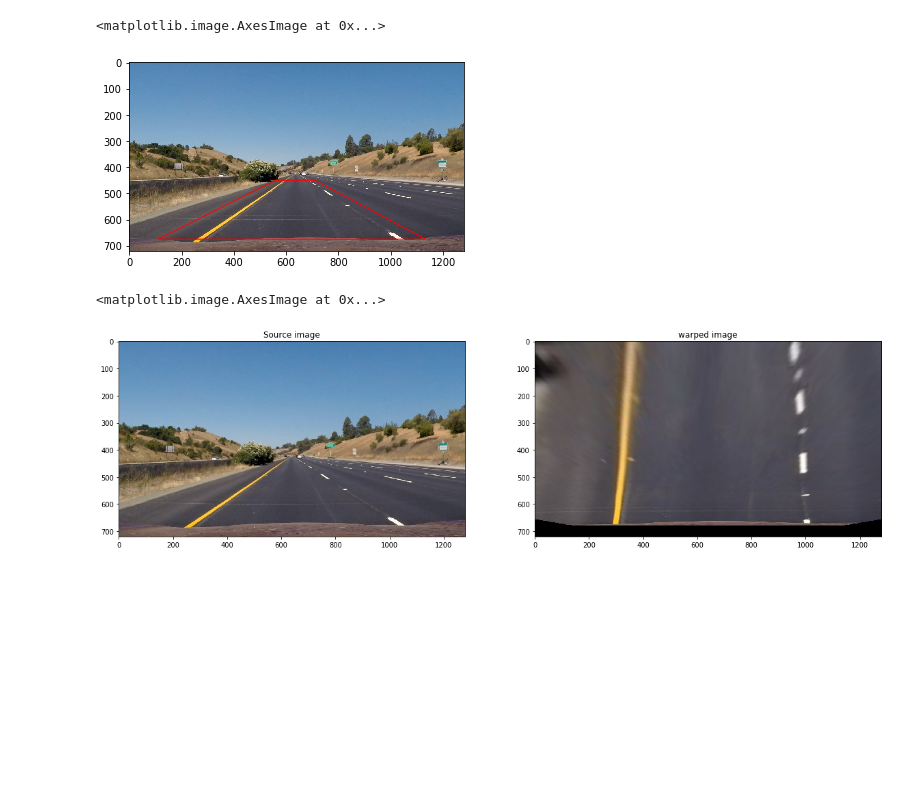
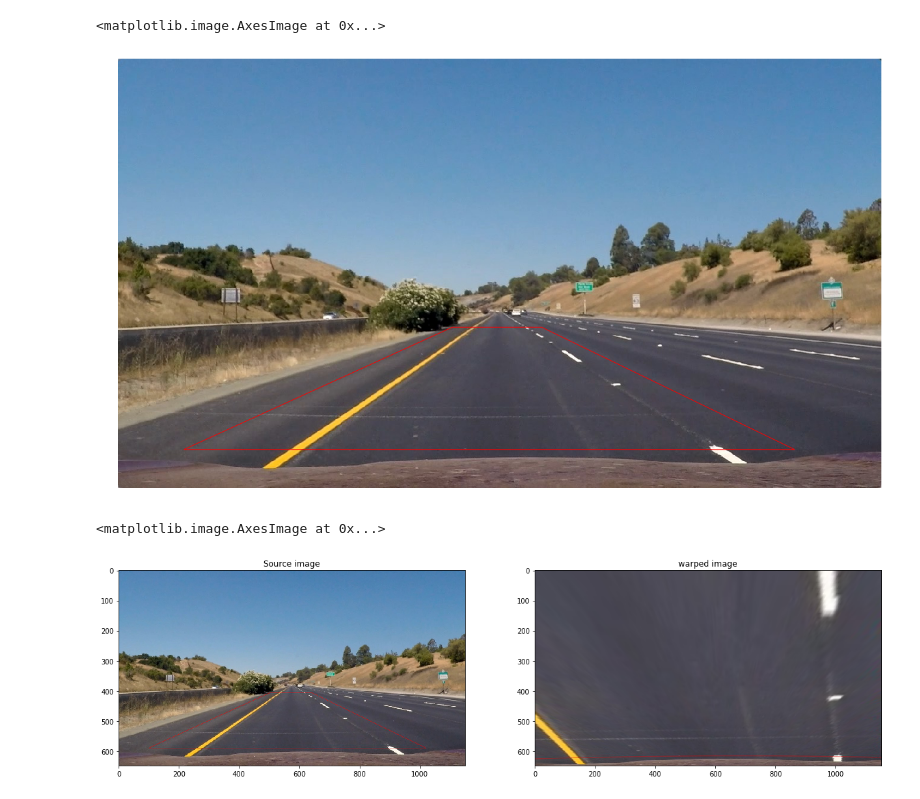
Before and after one commit to bryan0806/Udacity-CarND-Advanced-Lane-Lines, a Jupyter notebook: Perspective Transform.ipynb, the cells around one changed output. Saved outputs shown, nothing was run; the diff lists cells and outputs as text; code cells hidden in the pictures; blank space fills up the shorter version.

Commit message:
try to add perspective transfer image but failed...

```diff
--- a/Perspective Transform.ipynb
+++ b/Perspective Transform.ipynb
@@ -24,22 +24,29 @@ plt.imshow(img)
 # %%
 %matplotlib inline
 
 # source image points
-fig,ax = plt.subplots(1)
+fig = plt.figure(frameon=False)
+fig.set_size_inches(16,9)
+
+ax = plt.Axes(fig, [0., 0., 1., 1.])
+ax.set_axis_off()
+fig.add_axes(ax)
+
 
 ax.imshow(img)
 #plt.plot(710, 450, '.') #top right
 #plt.plot(1135,655, '.') #bottom right
 #plt.plot(110,655,'.') #bottom left
 #plt.plot(560,450,'.')#top left
 # Create a Rectangle patch
-rect = patches.Polygon(((710,450),(1134,675),(110,675),(560,450)),linewidth=1,edgecolor='r',facecolor='none')
+rect = patches.Polygon(((710,450),(1134,655),(110,655),(560,450)),linewidth=1,edgecolor='r',facecolor='none')
 
 # Add the patch to the Axes
 ax.add_patch(rect)
+fig.savefig('output_images/range2.jpg')
 plt.show()
 # %% [output]
-[figure, old version]
+[figure, new version]
 # %%
 # define perspective transform function
 def warp(img):
@@ -70,16 +77,18 @@ def warp(img):
 # %%
 %matplotlib inline
 
+img2 = mpimg.imread('output_images/range2.jpg')
+
 #Get perspective transform
-warped_im = warp(img)
+warped_im = warp(img2)
 
 #VIsualize undistortion
 f, (ax1,ax2) = plt.subplots(1,2,figsize=(20,10))
-
+img2 = mpimg.imread('output_images/range2.jpg')
 ax1.set_title("Source image")
-ax1.imshow(img)
+ax1.imshow(img2)
 ax2.set_title('warped image')
 ax2.imshow(warped_im)
 # %% [output]
 <matplotlib.image.AxesImage at 0x...>
-[figure, old version]
+[figure, new version]
```
Also changed, not shown: 1 other file.
